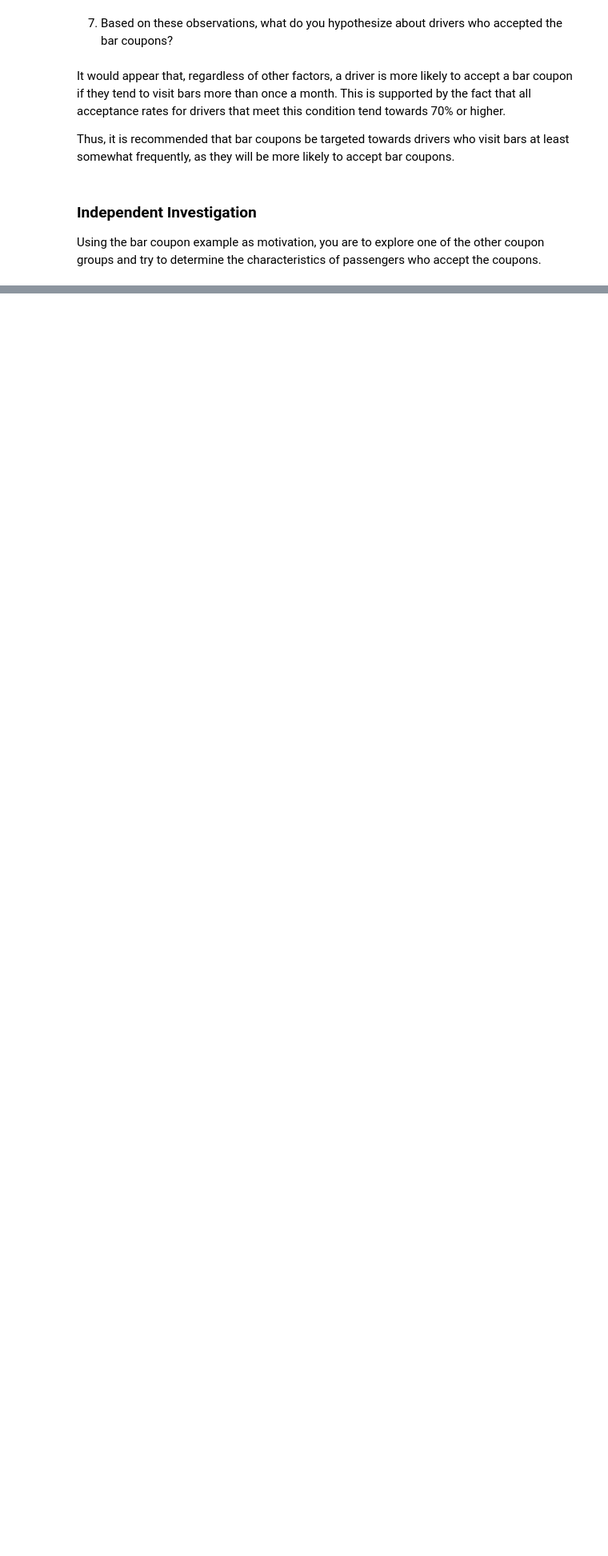
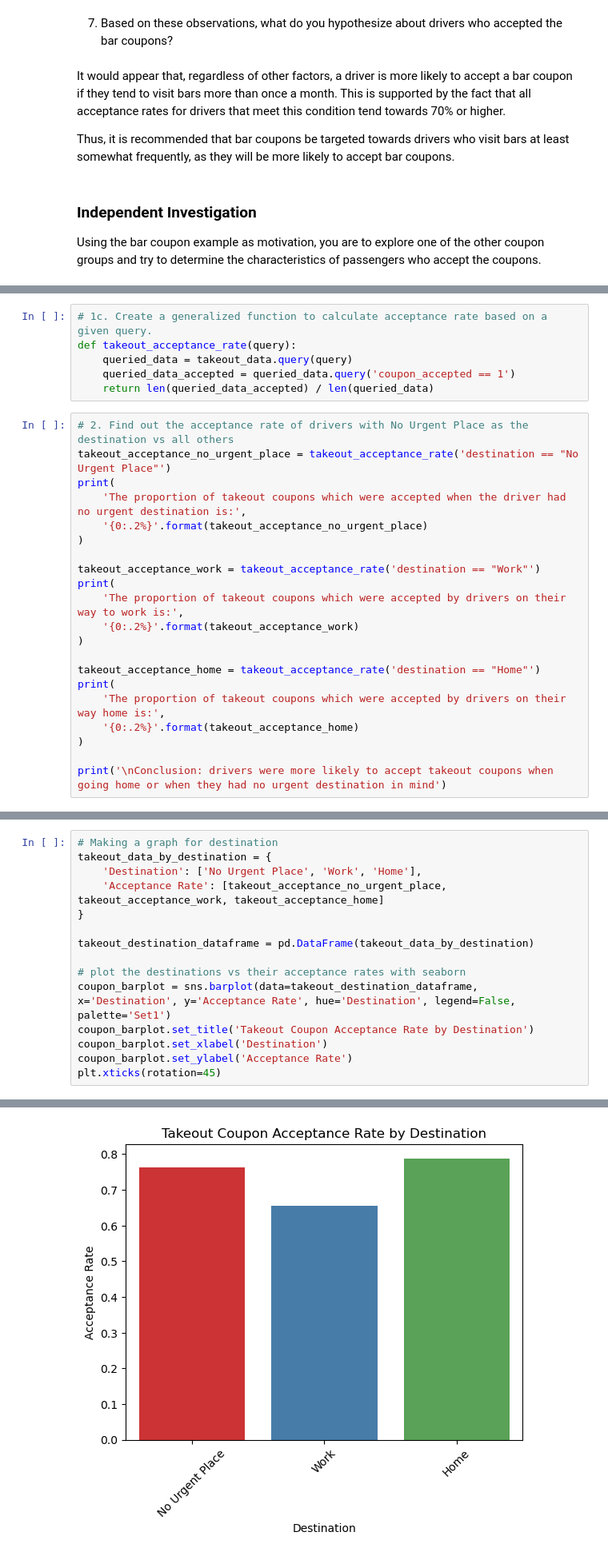
Before and after one commit to akramsabbah9/coupon-acceptance, a Jupyter notebook: prompt.ipynb, the cells around one changed output, grey strips where cells are left out. Shown at 80% size. Cells and saved outputs as stored; diff of their text form; blank space fills up the shorter version.

Commit message:
Added additional figures and exploration for takeout coupon acceptance rates

```diff
--- a/prompt.ipynb
+++ b/prompt.ipynb
@@ -463,0 +490,27 @@ Using the bar coupon example as motivation, you are to explore one of the other
+# %%
+# 1c. Create a generalized function to calculate acceptance rate based on a given query.
+def takeout_acceptance_rate(query):
+    queried_data = takeout_data.query(query)
+    queried_data_accepted = queried_data.query('coupon_accepted == 1')
+    return len(queried_data_accepted) / len(queried_data)
+# %%
+# 2. Find out the acceptance rate of drivers with No Urgent Place as the destination vs all others
+takeout_acceptance_no_urgent_place = takeout_acceptance_rate('destination == "No Urgent Place"')
+print(
+    'The proportion of takeout coupons which were accepted when the driver had no urgent destination is:',
+    '{0:.2%}'.format(takeout_acceptance_no_urgent_place)
+)
+
+takeout_acceptance_work = takeout_acceptance_rate('destination == "Work"')
+print(
+    'The proportion of takeout coupons which were accepted by drivers on their way to work is:',
+    '{0:.2%}'.format(takeout_acceptance_work)
+)
+
+takeout_acceptance_home = takeout_acceptance_rate('destination == "Home"')
+print(
+    'The proportion of takeout coupons which were accepted by drivers on their way home is:',
+    '{0:.2%}'.format(takeout_acceptance_home)
+)
+
+print('\nConclusion: drivers were more likely to accept takeout coupons when going home or when they had no urgent destination in mind')
@@ -463,0 +523,16 @@ Using the bar coupon example as motivation, you are to explore one of the other
+# %%
+# Making a graph for destination
+takeout_data_by_destination = {
+    'Destination': ['No Urgent Place', 'Work', 'Home'],
+    'Acceptance Rate': [takeout_acceptance_no_urgent_place, takeout_acceptance_work, takeout_acceptance_home]
+}
+
+takeout_destination_dataframe = pd.DataFrame(takeout_data_by_destination)
+
+# plot the destinations vs their acceptance rates with seaborn
+coupon_barplot = sns.barplot(data=takeout_destination_dataframe, x='Destination', y='Acceptance Rate', hue='Destination', legend=False, palette='Set1')
+coupon_barplot.set_title('Takeout Coupon Acceptance Rate by Destination')
+coupon_barplot.set_xlabel('Destination')
+coupon_barplot.set_ylabel('Acceptance Rate')
+plt.xticks(rotation=45)
+# %% [output]
@@ -463,0 +541 @@ Using the bar coupon example as motivation, you are to explore one of the other
+[figure, added]
```
Also changed, not shown: parts of 17 cells of this notebook.
